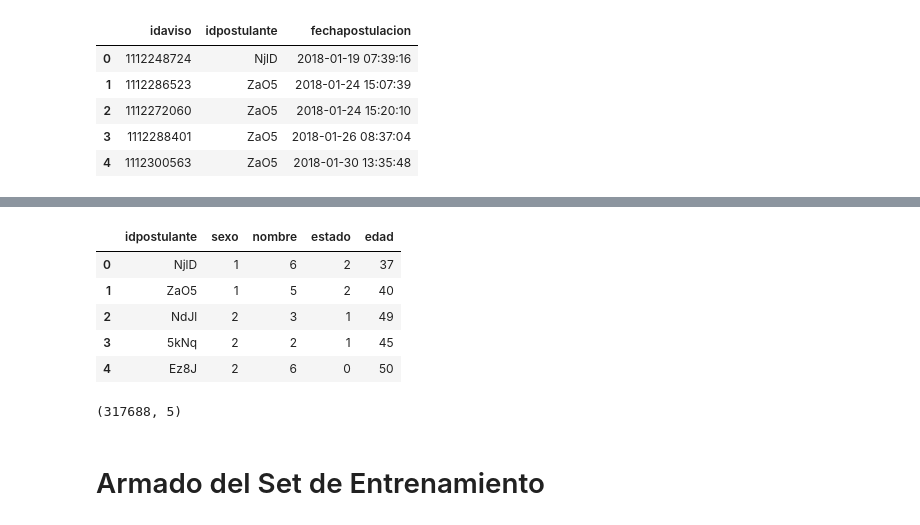
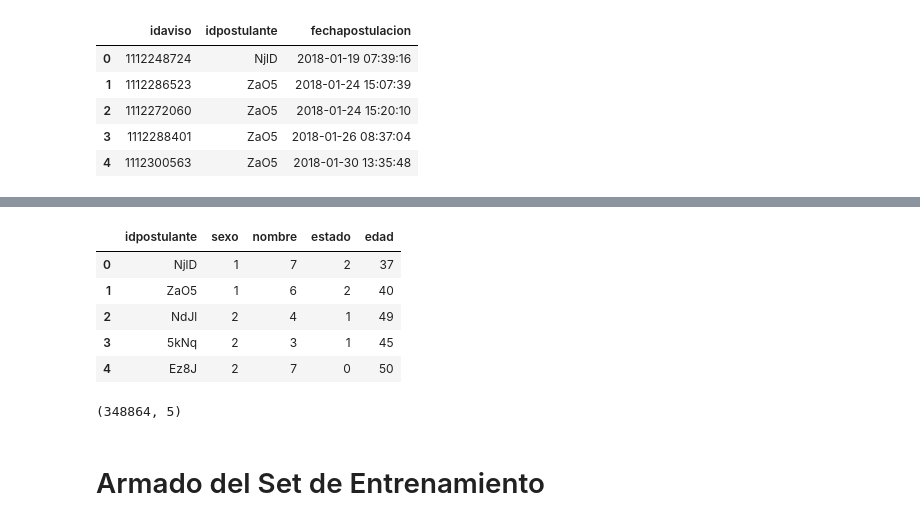
Before and after one commit to Andivisciglio/TP2-OrganizacionDeDatos-Grupo28, a Jupyter notebook: TP2.ipynb, the cells around one changed output, grey strips where cells are left out. Saved outputs shown, nothing was run; the diff lists cells and outputs as text; code cells hidden in the pictures.

```diff
--- a/TP2.ipynb
+++ b/TP2.ipynb
@@ -101,3 +110,7 @@ postulantes_filtrados_df['idpostulante'].unique().shape
+# %%
+postulantes_filtrados_df['nombre'].fillna('NO_DECLARA',inplace=True)
+postulantes_filtrados_df['estado'].fillna('NO_DECLARA', inplace=True)
+postulantes_filtrados_df['fechanacimiento'].fillna('1918-01-01', inplace=True)
 # %%
 postulantes_filtrados_df.head()
 # %% [output]
@@ -311,6 +354,6 @@ print(postulaciones_df.idpostulante.unique().shape)
 # %%
 #Como resultado tenemos los postulantes que coinciden en postulaciones y postulantes
 #Observamos que hay postulaciones de usuarios que no estan en el dataframe de postulantes.
-postulantes_filtrados_df = postulaciones_df.merge(postulantes_filtrados_df,on='idpostulante',how='inner')
-postulantes_filtrados_df.idpostulante.unique().shape
+postulantes_filtrados_efectivos_df = postulaciones_df.merge(postulantes_filtrados_df,on='idpostulante',how='inner')
+postulantes_filtrados_efectivos_df.idpostulante.unique().shape
 # %% [output]
@@ -318,4 +361,4 @@ postulantes_filtrados_df.idpostulante.unique().shape
 # %%
-postulantes_filtrados_df = postulantes_filtrados_df.drop_duplicates('idpostulante')
-postulantes_filtrados_df.shape
+postulantes_filtrados_efectivos_df = postulantes_filtrados_efectivos_df.drop_duplicates('idpostulante')
+postulantes_filtrados_efectivos_df.shape
 # %% [output]
@@ -323,7 +366,7 @@ postulantes_filtrados_df.shape
 # %%
-postulantes_filtrados_df =  postulantes_filtrados_df.drop(['idaviso','fechapostulacion'],axis='columns')
-postulantes_filtrados_df = postulantes_filtrados_df.reset_index()
-postulantes_filtrados_df =  postulantes_filtrados_df.drop('index',axis='columns')
-postulantes_filtrados_df.head()
+postulantes_filtrados_efectivos_df =  postulantes_filtrados_efectivos_df.drop(['idaviso','fechapostulacion'],axis='columns')
+postulantes_filtrados_efectivos_df = postulantes_filtrados_efectivos_df.reset_index()
+postulantes_filtrados_efectivos_df =  postulantes_filtrados_efectivos_df.drop('index',axis='columns')
+postulantes_filtrados_efectivos_df.head()
 # %% [output]
 |  | idpostulante | sexo | nombre | estado | edad |
@@ -335,19 +390,19 @@ postulantes_filtrados_df.head()
 # %%
-# Postulantes_filtrados_df tiene los postulantes que efectivamente se postularon
+# postulantes_filtrados_efectivos_df tiene los postulantes que efectivamente se postularon
 # y que ademas tienen informacion sobre edad y estudios, etc.
 # Los que estan en postulaciones pero NO en gye y edu, fueron descartados en este paso.
-postulantes_filtrados_df.head()
+postulantes_filtrados_efectivos_df.head()
 # %% [output]
 |  | idpostulante | sexo | nombre | estado | edad |
-| 0 | NjlD | 1 | 6 | 2 | 37 |
-| 1 | ZaO5 | 1 | 5 | 2 | 40 |
-| 2 | NdJl | 2 | 3 | 1 | 49 |
-| 3 | 5kNq | 2 | 2 | 1 | 45 |
-| 4 | Ez8J | 2 | 6 | 0 | 50 |
+| 0 | NjlD | 1 | 7 | 2 | 37 |
+| 1 | ZaO5 | 1 | 6 | 2 | 40 |
+| 2 | NdJl | 2 | 4 | 1 | 49 |
+| 3 | 5kNq | 2 | 3 | 1 | 45 |
+| 4 | Ez8J | 2 | 7 | 0 | 50 |
 # %%
-postulantes_filtrados_df.shape
+postulantes_filtrados_efectivos_df.shape
 # %% [output]
-(317688, 5)
+(348864, 5)
 # %% [markdown]
 # Armado del Set de Entrenamiento
 # %%
```
Also changed, not shown: parts of 40 cells of this notebook.
